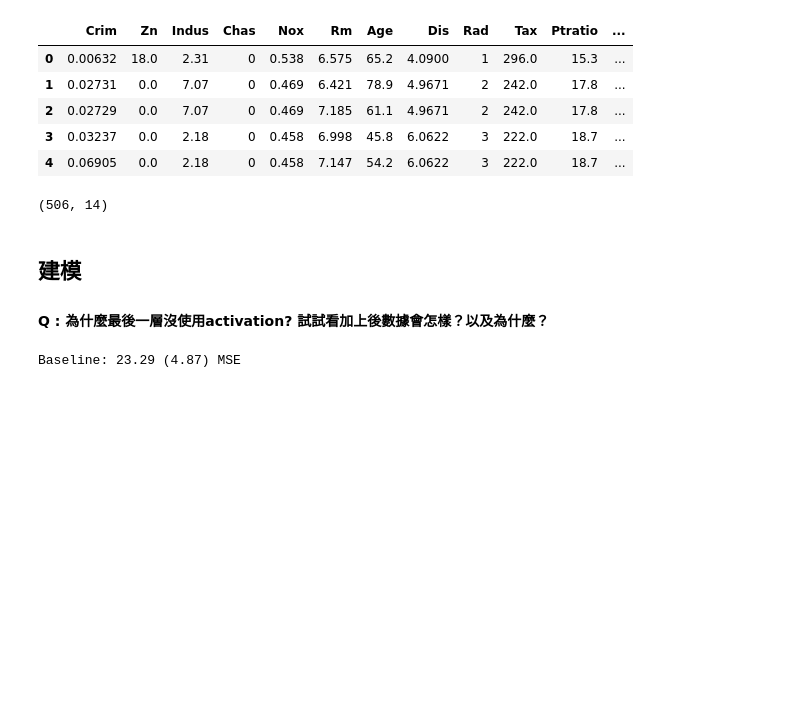
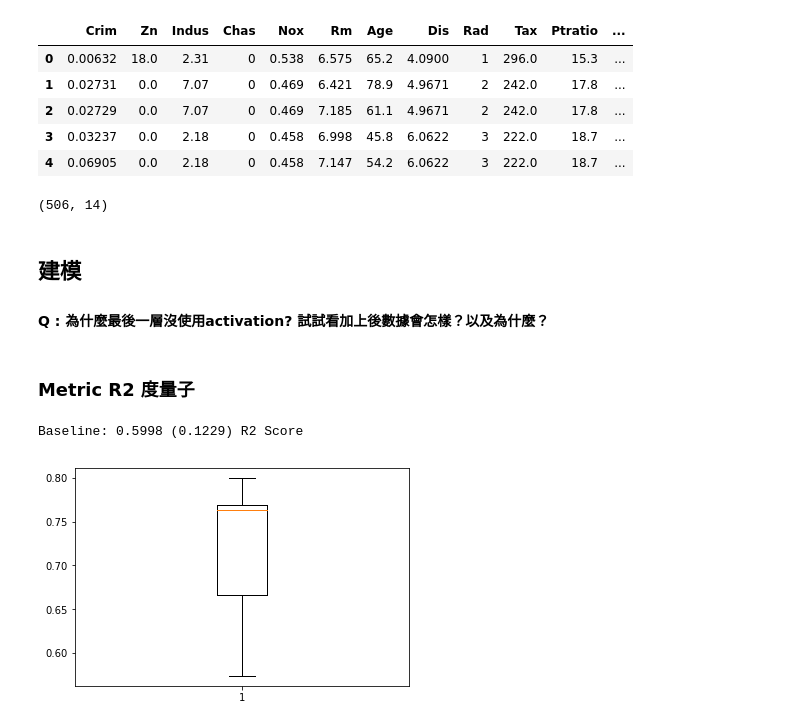
Before and after one commit to CQuqumber/Keras_from_scrach, a Jupyter notebook: 05_BostonHousePrice.ipynb, the cells around one changed output. Drawn from its saved outputs; the diff is of its cells as text; code cells hidden in the pictures; blank space fills up the shorter version.

Commit message:
EDA, metrics evaluation

```diff
--- a/05_BostonHousePrice.ipynb
+++ b/05_BostonHousePrice.ipynb
@@ -47,30 +50,31 @@ df.shape
 # %%
 dataset = df.values
 # split into input and output variables
-X = dataset[:,0:13]
-Y = dataset[:,13]
+X = dataset[:,0:13].astype(float)
+Y = dataset[:,13].astype(int)
 # %% [markdown]
 ## 建模
 #### Q : 為什麼最後一層沒使用activation? 試試看加上後數據會怎樣？以及為什麼？
 # %%
 seed = 87
 numpy.random.seed(seed)
-from sklearn.model_selection import train_test_split
-X_train, X_test, y_train, y_test = train_test_split(X, Y, test_size=0.33, random_state=87)
-# define base model
+
 def baseline_model():
   # create model
     model = Sequential()
-    model.add(Dense(13, input_dim=13, kernel_initializer='normal', activation='relu' ))
-    model.add(Dense(16, kernel_initializer='normal' , activation='relu' ))
-    model.add(Dense(1, kernel_initializer='normal'))
+    model.add(Dense(16, input_dim=13, kernel_initializer='normal', activation='relu' ))
+    model.add(Dropout(0.2))
+    model.add(Dense(16,kernel_initializer='normal',activation='relu' ))
+    model.add(Dense(1,kernel_initializer='normal'))
   # Compile model
     model.compile(loss='mean_squared_error' , optimizer='adam' )
     return model
+# %% [markdown]
+### Metric R2 度量子
 # %%
 estimator = KerasRegressor(build_fn=baseline_model, epochs=100, batch_size=8, verbose=0)
-kfold = KFold(n_splits=5, random_state=seed)
-results = cross_val_score(estimator, X_train, y_train, cv=kfold)
-print("Baseline: %.2f (%.2f) MSE" % (results.mean(), results.std()))
+kfold = KFold(n_splits=5, shuffle=True,random_state=seed)
+results = cross_val_score(estimator, X, Y, cv=kfold, scoring='r2')
+print("Baseline: %.4f (%.4f) R2 Score" % (results.mean(), results.std()))
 # %% [output]
-Baseline: 23.29 (4.87) MSE
+Baseline: 0.5998 (0.1229) R2 Score
@@ -85,0 +81,5 @@ def r2_keras(y_test, y_pred):
+# %%
+plt.boxplot(results)
+plt.show()
+# %% [output]
+[figure, added]
```
Also changed, not shown: parts of 3 cells of this notebook, 1 other file.
